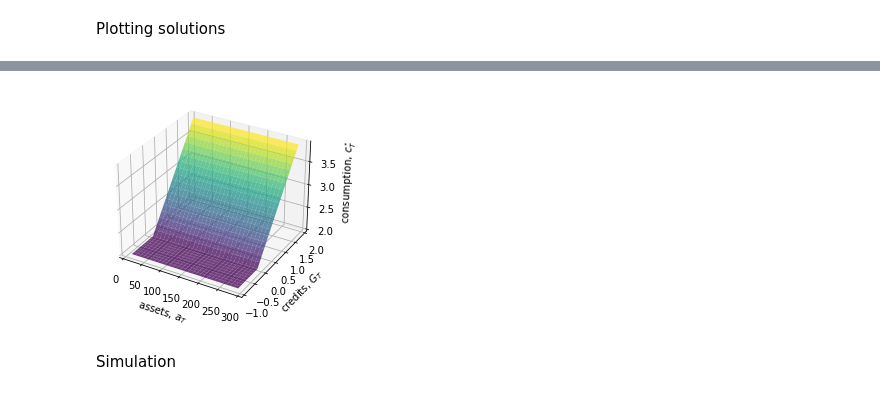
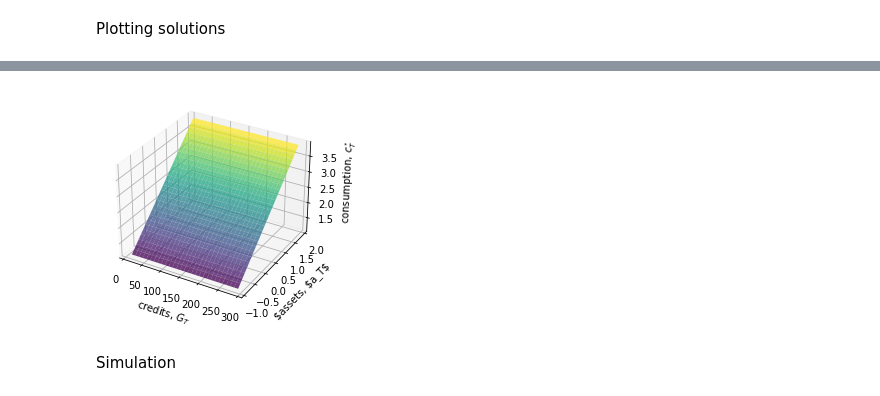
Before and after one commit to aiabondegaard/speciale2, a Jupyter notebook: samlet_notebook.ipynb, the cells around one changed output, grey strips where cells are left out. Drawn from its saved outputs; the diff is of its cells as text; code cells hidden in the pictures.

```diff
--- a/samlet_notebook.ipynb
+++ b/samlet_notebook.ipynb
@@ -82,15 +82,15 @@ ax.set(xlabel='credits, $G_{T}$',ylabel='assets, $a_T$',zlabel='ECTS, $g_{T}^{\s
 # %%
 #consumption graph
 a_mesh, G_mesh = np.meshgrid(par.a_grid[1:-1],par.G_grid[1:-1],indexing='ij')
 
-t = par.T-21
+t = par.T-1
 fig = plt.figure()
 ax = plt.axes(projection='3d')
 ax.plot_surface(G_mesh, a_mesh, sol.c[t,1,1:-1,1:-1],rstride=1,cstride=1,cmap='viridis', edgecolor='none',alpha=0.75);
 #ax.plot_surface(G_mesh, a_mesh, sol.c[t-1,1,1:-1,1:-1],rstride=1,cstride=1,cmap='viridis', edgecolor='none',alpha=0.75);
-ax.set(ylabel='credits, $G_{T}$',xlabel='assets, $a_T$',zlabel='consumption, $c_{T}^{\star}$');
+ax.set(ylabel='$assets, $a_T$',xlabel='credits, $G_{T}$',zlabel='consumption, $c_{T}^{\star}$');
 # %% [output]
-[figure, old version]
+[figure, new version]
 # %% [markdown]
 Simulation
 # %%
```
Also changed, not shown: parts of 6 cells of this notebook, 1 other file.
